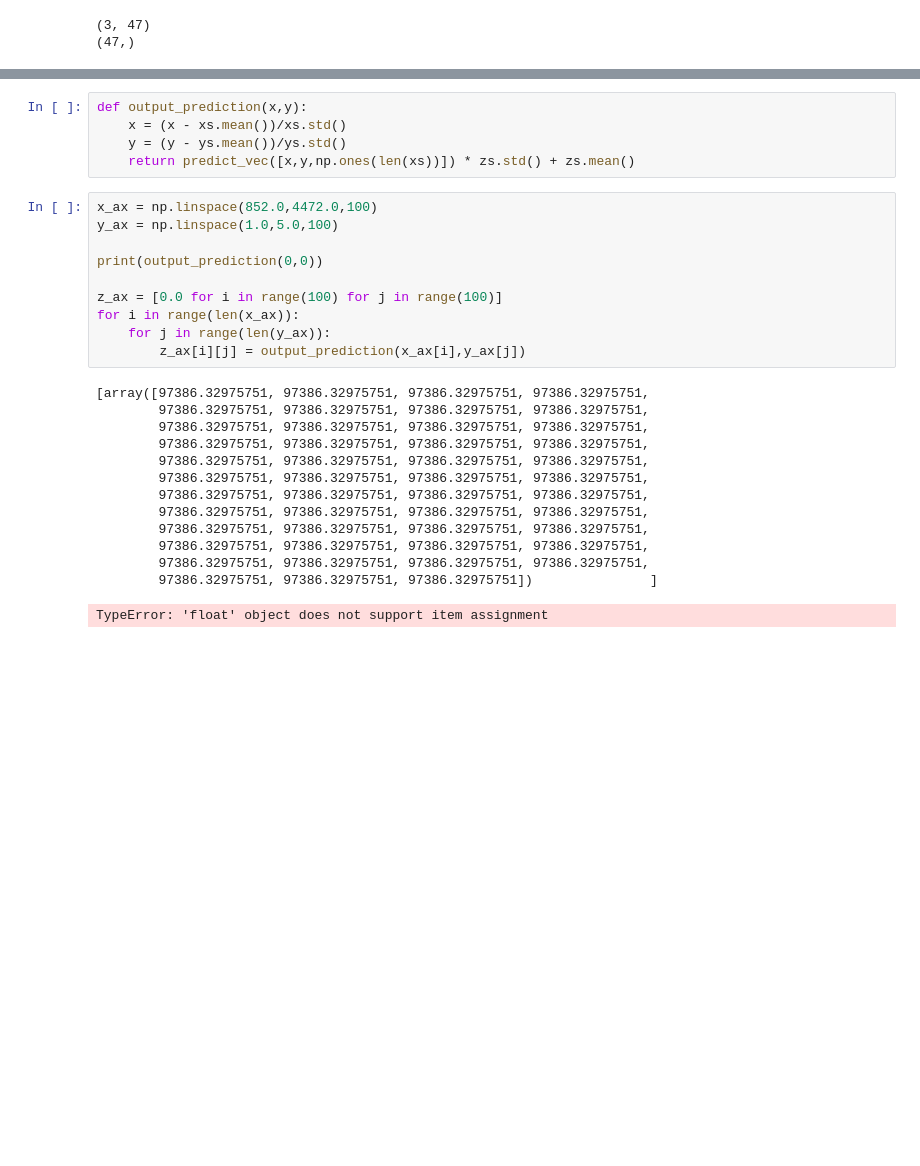
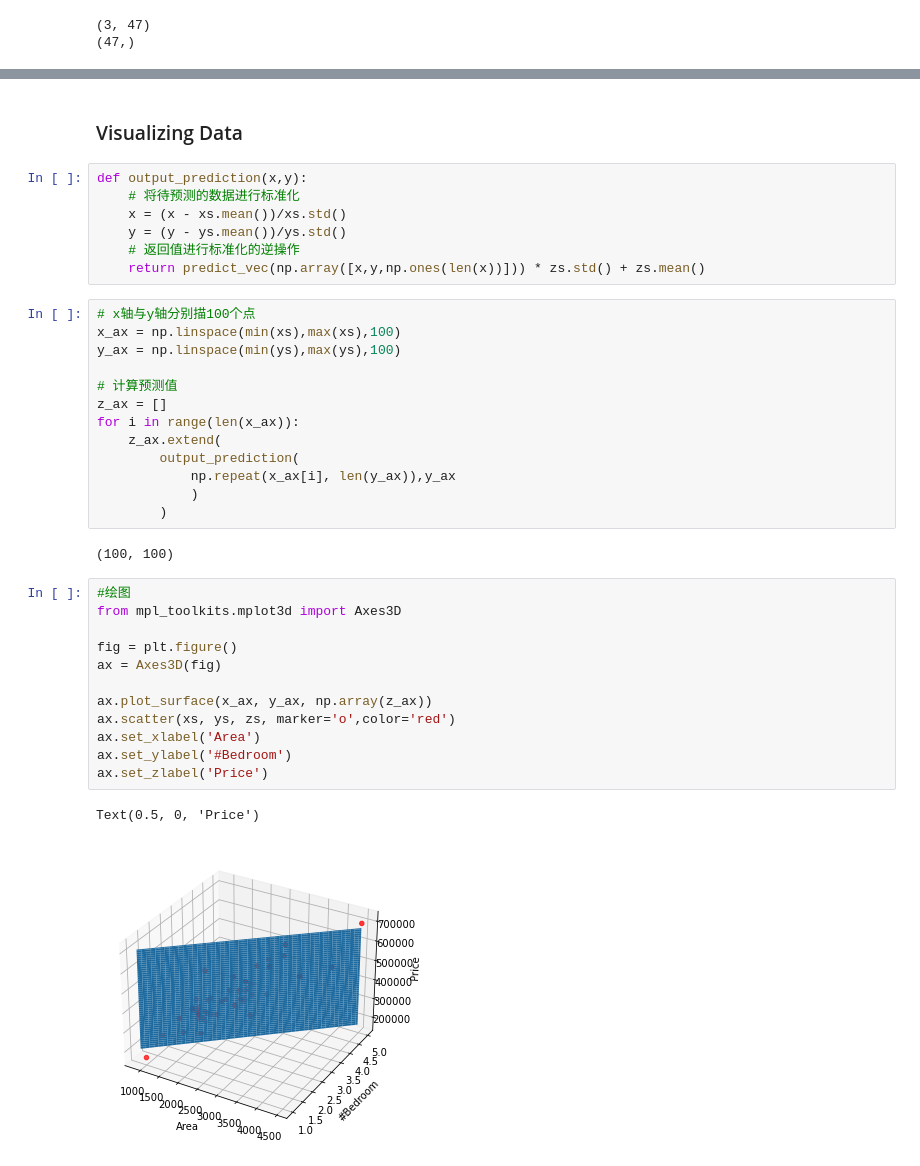
Before and after one commit to Psiphonc/ml-lecture-hdu, a Jupyter notebook: hw1-linear-regression/solution.ipynb, the cells around one changed output, grey strips where cells are left out. Drawn from its saved outputs; the diff is of its cells as text; blank space fills up the shorter version.

```diff
--- a/hw1-linear-regression/solution.ipynb
+++ b/hw1-linear-regression/solution.ipynb
@@ -185,32 +186,42 @@ progress: 996 loss 0.2710190540654198
 progress: 997 loss 0.2710190540654198
 progress: 998 loss 0.2710190540654198
 progress: 999 loss 0.2710190540654198
+# %% [markdown]
+### Visualizing Data
 # %%
 def output_prediction(x,y):
+    # 将待预测的数据进行标准化
     x = (x - xs.mean())/xs.std()
     y = (y - ys.mean())/ys.std()
-    return predict_vec([x,y,np.ones(len(xs))]) * zs.std() + zs.mean()
+    # 返回值进行标准化的逆操作
+    return predict_vec(np.array([x,y,np.ones(len(x))])) * zs.std() + zs.mean()
-# %%
-x_ax = np.linspace(852.0,4472.0,100)
-y_ax = np.linspace(1.0,5.0,100)
-
-print(output_prediction(0,0))
-
-z_ax = [0.0 for i in range(100) for j in range(100)]
-for i in range(len(x_ax)):
-    for j in range(len(y_ax)):
-        z_ax[i][j] = output_prediction(x_ax[i],y_ax[j])
-# %% [output]
-[array([97386.32975751, 97386.32975751, 97386.32975751, 97386.32975751,
-        97386.32975751, 97386.32975751, 97386.32975751, 97386.32975751,
-        97386.32975751, 97386.32975751, 97386.32975751, 97386.32975751,
-        97386.32975751, 97386.32975751, 97386.32975751, 97386.32975751,
-        97386.32975751, 97386.32975751, 97386.32975751, 97386.32975751,
-        97386.32975751, 97386.32975751, 97386.32975751, 97386.32975751,
-        97386.32975751, 97386.32975751, 97386.32975751, 97386.32975751,
-        97386.32975751, 97386.32975751, 97386.32975751, 97386.32975751,
-        97386.32975751, 97386.32975751, 97386.32975751, 97386.32975751,
-        97386.32975751, 97386.32975751, 97386.32975751, 97386.32975751,
-        97386.32975751, 97386.32975751, 97386.32975751, 97386.32975751,
-        97386.32975751, 97386.32975751, 97386.32975751])               ]
-TypeError: 'float' object does not support item assignment
+# %%
+# x轴与y轴分别描100个点
+x_ax = np.linspace(min(xs),max(xs),100)
+y_ax = np.linspace(min(ys),max(ys),100)
+
+# 计算预测值
+z_ax = []
+for i in range(len(x_ax)):
+    z_ax.extend(
+        output_prediction(
+            np.repeat(x_ax[i], len(y_ax)),y_ax
+            )
+        )
+# %% [output]
+(100, 100)
+# %%
+#绘图
+from mpl_toolkits.mplot3d import Axes3D
+
+fig = plt.figure()
+ax = Axes3D(fig)
+
+ax.plot_surface(x_ax, y_ax, np.array(z_ax))
+ax.scatter(xs, ys, zs, marker='o',color='red')
+ax.set_xlabel('Area')
+ax.set_ylabel('#Bedroom')
+ax.set_zlabel('Price')
+# %% [output]
+Text(0.5, 0, 'Price')
+[figure, added]
```
Also changed, not shown: parts of 4 cells of this notebook.
